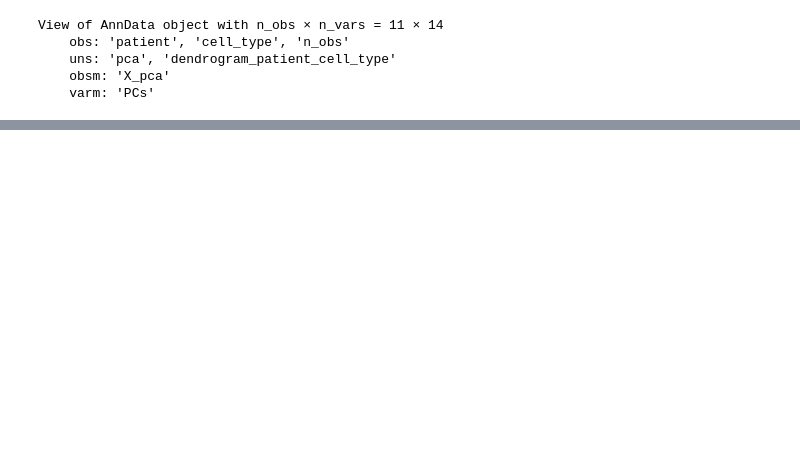
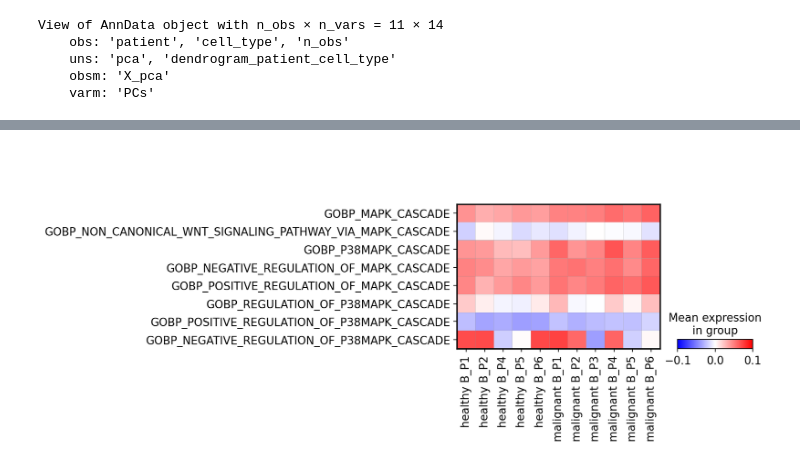
Before and after one commit to icbi-lab/hcl_atlas, a Jupyter notebook: analyses/70_downstream_analysis/73_pathway_analysis.ipynb, the cells around one changed output, grey strips where cells are left out. Cells and saved outputs as stored; diff of their text form; code cells hidden in the pictures; blank space fills up the shorter version.

```diff
--- a/analyses/70_downstream_analysis/73_pathway_analysis.ipynb
+++ b/analyses/70_downstream_analysis/73_pathway_analysis.ipynb
@@ -413,0 +538,18 @@ fig.savefig(f"{artifact_dir}/progeny_malignant_b_vs_fos_malignant_b_paired_boxpl
+# %%
+fig = sc.pl.matrixplot(
+    pb_pw2,
+    var_names=list(mapk_signatures.keys()),
+    groupby=["cell_type", "patient"],
+    cmap="bwr",
+    swap_axes=True,
+    dendrogram=False,
+    return_fig=True,
+    vmin=-0.1,
+    vmax=0.1,
+)
+fig.savefig(
+    f"{artifact_dir}/gobp_mapk_healthy_vs_malignant_heatmap.pdf",
+    bbox_inches="tight",
+)
+# %% [output]
+[figure, added]
```
Also changed, not shown: parts of 35 cells of this notebook, 9 other files.
